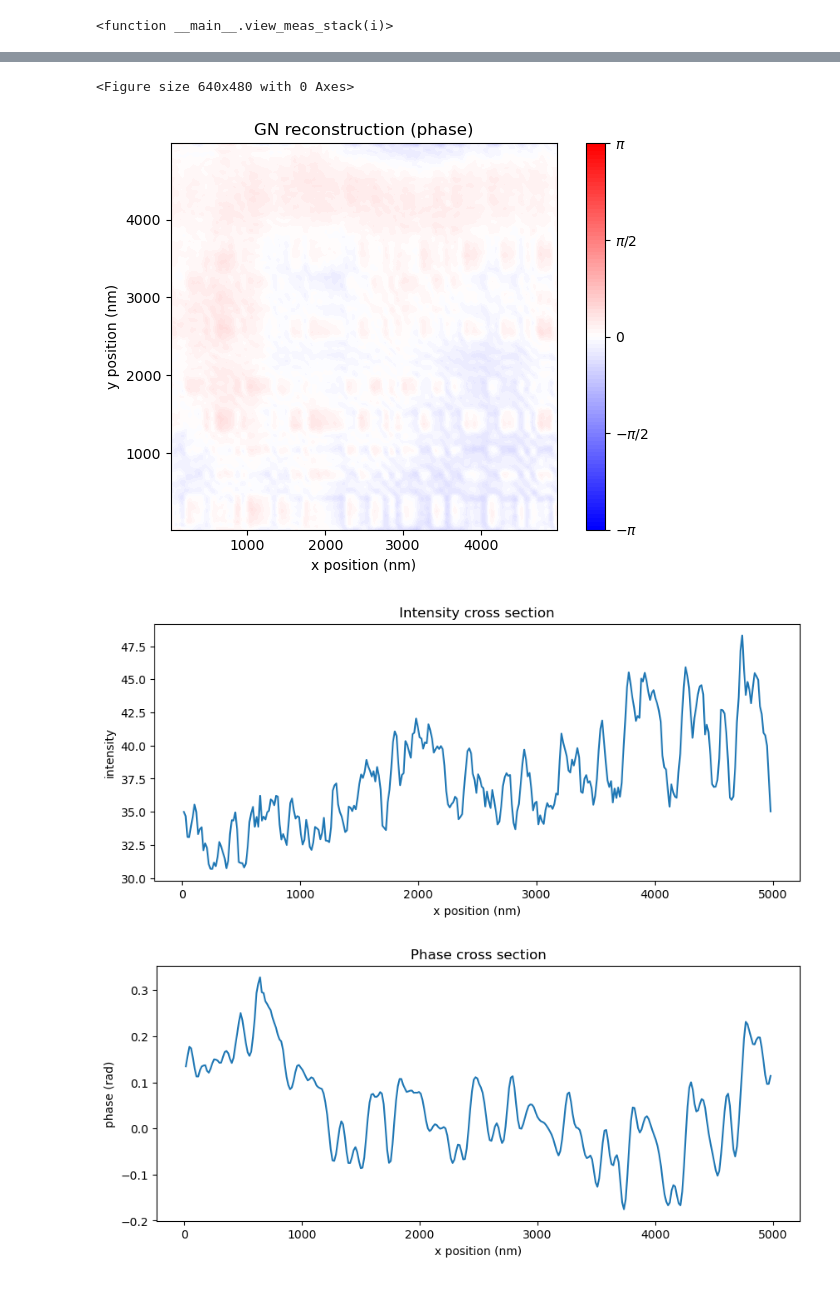
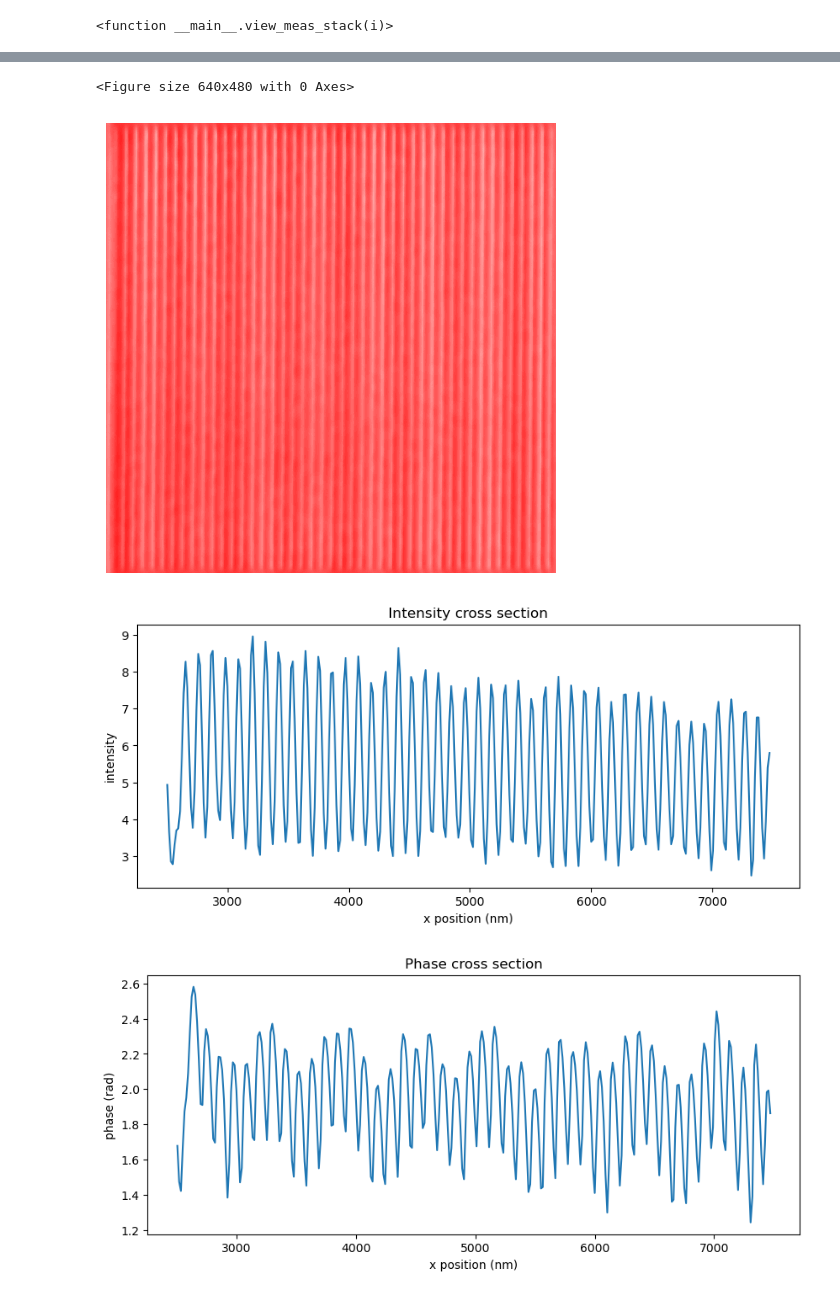
Before and after one commit to ArianaGu/EUV_FPM, a Jupyter notebook: plot_exp.ipynb, the cells around one changed output, grey strips where cells are left out. Cells and saved outputs as stored; diff of their text form; code cells hidden in the pictures.

```diff
--- a/plot_exp.ipynb
+++ b/plot_exp.ipynb
@@ -6,6 +7,7 @@ import matplotlib.pyplot as plt
 import yaml
 # %%
-config_path = './configs/recon/BPRA0_big.yaml'
+config_name = 'CD60eb'
+config_path = f'./configs/recon/{config_name}.yaml'
 with open(config_path, 'r') as f:
     config = yaml.safe_load(f)
 
@@ -16,3 +18,13 @@ ROI_length = config["ROI_length"]
 recon_alg = config["recon_alg"]
 keyword = config["keyword"]
 ROI_center = config["ROI_center"]
+
+if 'full' in config_path:
+    full_flag = True
+    recon_alg = recon_alg + '_full'
+    ROI_length = roi_size_px
+else:
+    full_flag = False
+
+
+print('Reconstruction algorithm: ', recon_alg)
@@ -83,7 +100,7 @@ def load_recon(folder, recon_alg, downsample=False):
         pupil_recon = np.fliplr(pupil_recon)
         pupil_recon = np.flipud(pupil_recon)
     else:
-        recon = scipy.io.loadmat(f'{folder}/result/{keyword}_{recon_alg}_recon.mat')
+        recon = scipy.io.loadmat(f'{folder}/result/{config_name}_{recon_alg}_recon.mat')
         object_guess = recon['obj']
         if 'pupil' in recon:
             pupil_recon = recon['pupil']
@@ -113,7 +130,8 @@ def object_guess_plots(object_guess):
     plt.imshow(np.abs(object_guess), extent=[x_m[0]*1e9, x_m[-1]*1e9, y_m[0]*1e9, y_m[-1]*1e9], cmap='gray')
     plt.xlabel('x position (nm)')
     plt.ylabel('y position (nm)')
-    plt.title(f'{recon_alg} reconstruction (amplitude)')
+    # plt.title(f'{recon_alg} reconstruction (amplitude)')
+    plt.axis('off')
     plt.show()
 
     plt.figure(2)
@@ -130,9 +148,10 @@ def object_guess_plots(object_guess):
     )
     ax.set_xlabel('x position (nm)')
     ax.set_ylabel('y position (nm)')
-    ax.set_title(f'{recon_alg} reconstruction (phase)')
-    cbar = fig.colorbar(cax, ticks=[-np.pi, -np.pi/2, 0, np.pi/2, np.pi])
-    cbar.ax.set_yticklabels(['$-\pi$', '$-\pi/2$', '$0$', '$\pi/2$', '$\pi$'])
+    # ax.set_title(f'{recon_alg} reconstruction (phase)')
+    plt.axis('off')
+    # cbar = fig.colorbar(cax, ticks=[-np.pi, -np.pi/2, 0, np.pi/2, np.pi])
+    # cbar.ax.set_yticklabels(['$-\pi$', '$-\pi/2$', '$0$', '$\pi/2$', '$\pi$'])
     plt.tight_layout()
     plt.show()
 
@@ -176,4 +195,4 @@ object_guess_plots(object_guess)
 <Figure size 640x480 with 0 Axes>
-[figure, old version]
+[figure, new version]
-[figure, old version]
+[figure, new version]
-[figure, old version]
+[figure, new version]
```
Also changed, not shown: parts of 13 cells of this notebook, 6 other files.
